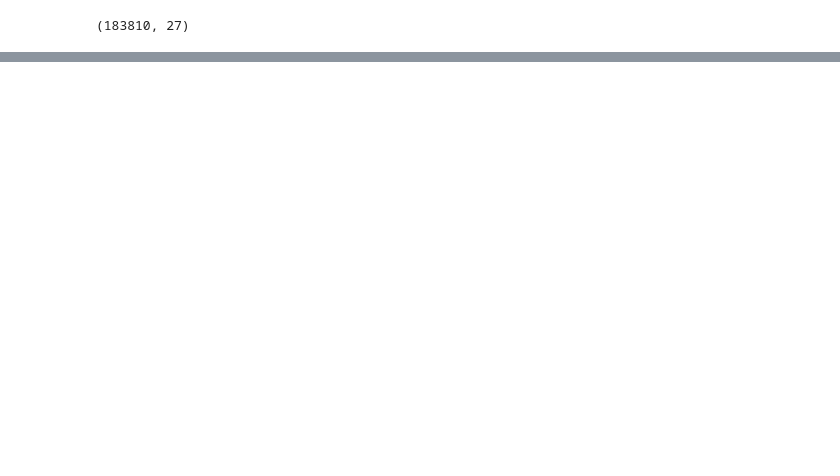
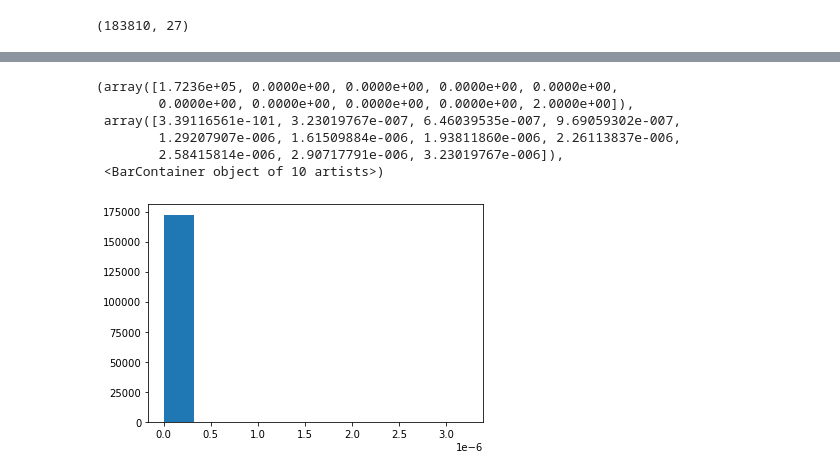
Before and after one commit to Ignacio-Ibarra/tpAA, a Jupyter notebook: Pre-processing.ipynb, the cells around one changed output, grey strips where cells are left out. Cells and saved outputs as stored; diff of their text form; code cells hidden in the pictures; blank space fills up the shorter version.

```diff
--- a/Pre-processing.ipynb
+++ b/Pre-processing.ipynb
@@ -42,2 +55,12 @@ cleaned.data.shape
+# %%
+from geoBarrios import *
+
+geoBarrios = geoBarrios() #devuelve un dict (datos GCBA)
+
+from tqdm import tqdm
+barrio_imput = []
+for tup in tqdm([(nbhd, lon,lat) for nbhd, lon, lat in zip(df.l3, df.lon,df.lat)]):
+    barrio = coord_to_nbhd(coord = tup[1:],est_nbhd=tup[0], polygons_dict=geoBarrios) #usando librería shapley
+    barrio_imput.append(barrio)
 # %%
-cleaned.data
+cleaned.data['barrio_ok'] = barrio_imput
@@ -60,0 +67,11 @@ AttributeError: 'DataFrame' object has no attribute 'pŕice'
+# %%
+import matplotlib.pyplot as plt
+plt.hist(10**cleaned.data.lon)
+# %% [output]
+(array([1.7236e+05, 0.0000e+00, 0.0000e+00, 0.0000e+00, 0.0000e+00,
+        0.0000e+00, 0.0000e+00, 0.0000e+00, 0.0000e+00, 2.0000e+00]),
+ array([3.39116561e-101, 3.23019767e-007, 6.46039535e-007, 9.69059302e-007,
+        1.29207907e-006, 1.61509884e-006, 1.93811860e-006, 2.26113837e-006,
+        2.58415814e-006, 2.90717791e-006, 3.23019767e-006]),
+ <BarContainer object of 10 artists>)
+[figure, added]
```
Also changed, not shown: parts of 11 cells of this notebook, 3 other files.
